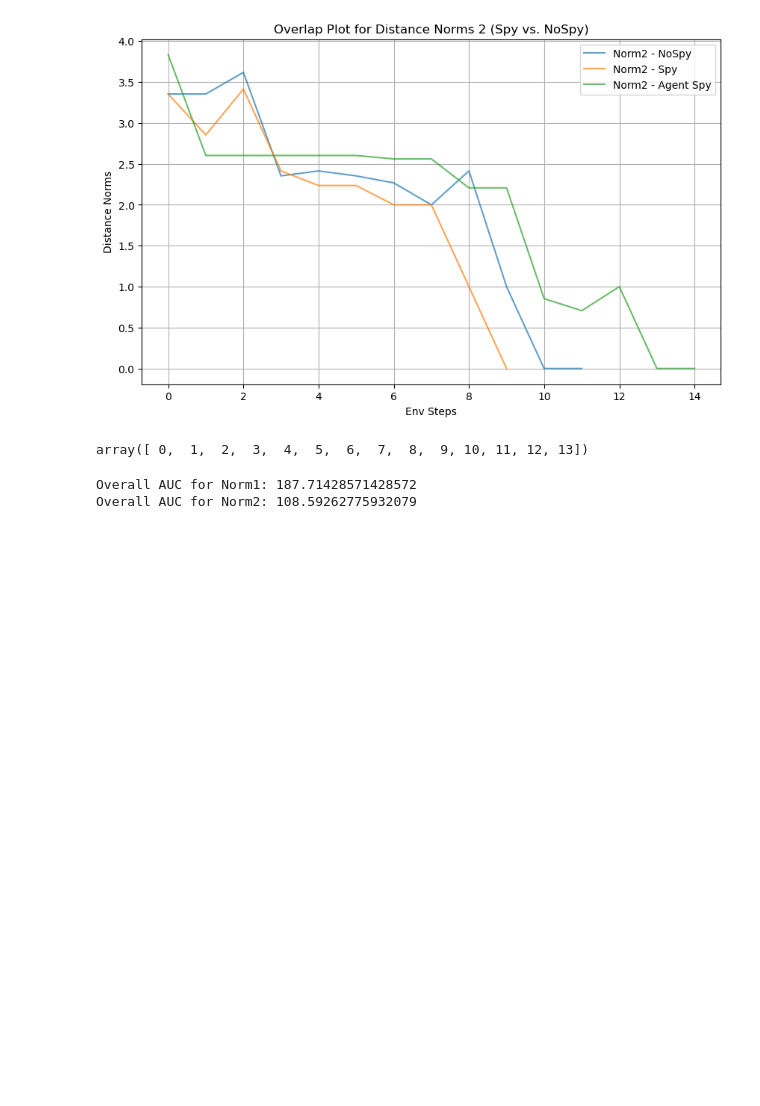
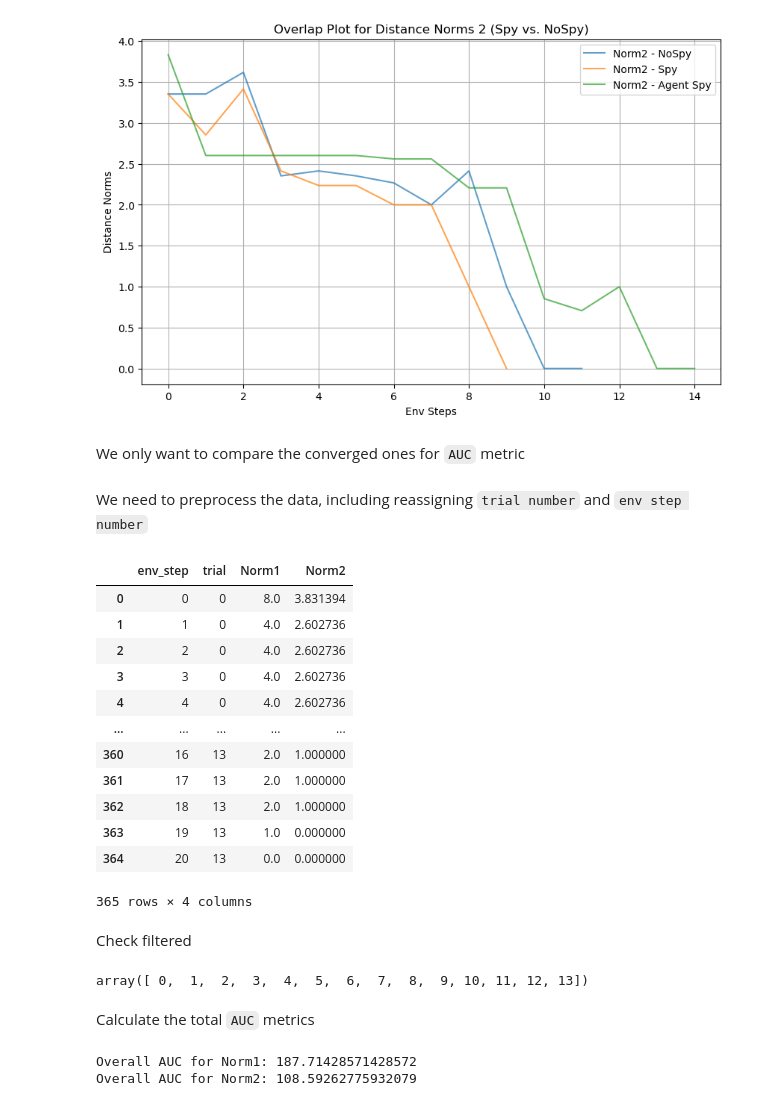
Before and after one commit to KevinBian107/RPLH, a Jupyter notebook: demos/notebooks/evaluation.ipynb, the cells around one changed output. Saved outputs shown, nothing was run; the diff lists cells and outputs as text; code cells hidden in the pictures; blank space fills up the shorter version.

```diff
--- a/demos/notebooks/evaluation.ipynb
+++ b/demos/notebooks/evaluation.ipynb
@@ -82,6 +81,8 @@ plot_env_progression(dist_a_spy, dist_s_spy, dist_s_nospy, get_trial=0)
 [figure]
 [figure]
 [figure]
+# %% [markdown]
+We only want to compare the converged ones for `AUC` metric
 # %%
 agent_spy_dist_merged = dist_a_spy.merge(success_df_a_spy, on="Trial")
 standard_spy_dist_merged = dist_s_spy.merge(success_df_s_spy, on="Trial")
@@ -90,14 +91,36 @@ standard_nospy_dist_merged = dist_s_nospy.merge(success_df_s_nospy, on="Trial")
 all_a_spy = agent_spy_dist_merged[agent_spy_dist_merged["Convergence"] == "Converged"].drop(columns=["Trial"]).reset_index(drop=True)
 all_spy = standard_spy_dist_merged[standard_spy_dist_merged["Convergence"] == "Converged"].drop(columns=["Trial"]).reset_index(drop=True)
 all_nospy = standard_nospy_dist_merged[standard_nospy_dist_merged["Convergence"] == "Converged"].drop(columns=["Trial"]).reset_index(drop=True)
+# %% [markdown]
+We need to preprocess the data, including reassigning `trial number` and `env step number`
 # %%
 new_a_dist = dist_df_process(all_a_spy)
 new_s_dist = dist_df_process(all_spy)
 new_s_nospy_dist = dist_df_process(all_nospy)
+# %%
+new_a_dist
+# %% [output]
+|  | env_step | trial | Norm1 | Norm2 |
+| 0 | 0 | 0 | 8.0 | 3.831394 |
+| 1 | 1 | 0 | 4.0 | 2.602736 |
+| 2 | 2 | 0 | 4.0 | 2.602736 |
+| 3 | 3 | 0 | 4.0 | 2.602736 |
+| 4 | 4 | 0 | 4.0 | 2.602736 |
+| ... | ... | ... | ... | ... |
+| 360 | 16 | 13 | 2.0 | 1.000000 |
+| 361 | 17 | 13 | 2.0 | 1.000000 |
+| 362 | 18 | 13 | 2.0 | 1.000000 |
+| 363 | 19 | 13 | 1.0 | 0.000000 |
+| 364 | 20 | 13 | 0.0 | 0.000000 |
+365 rows × 4 columns
+# %% [markdown]
+Check filtered
 # %%
 new_a_dist['trial'].unique()
 # %% [output]
 array([ 0,  1,  2,  3,  4,  5,  6,  7,  8,  9, 10, 11, 12, 13])
+# %% [markdown]
+Calculate the total `AUC` metrics
 # %%
 calculate_auc(new_a_dist)
 # %% [output]
```
Also changed, not shown: parts of 5 cells of this notebook, 2 other files.
